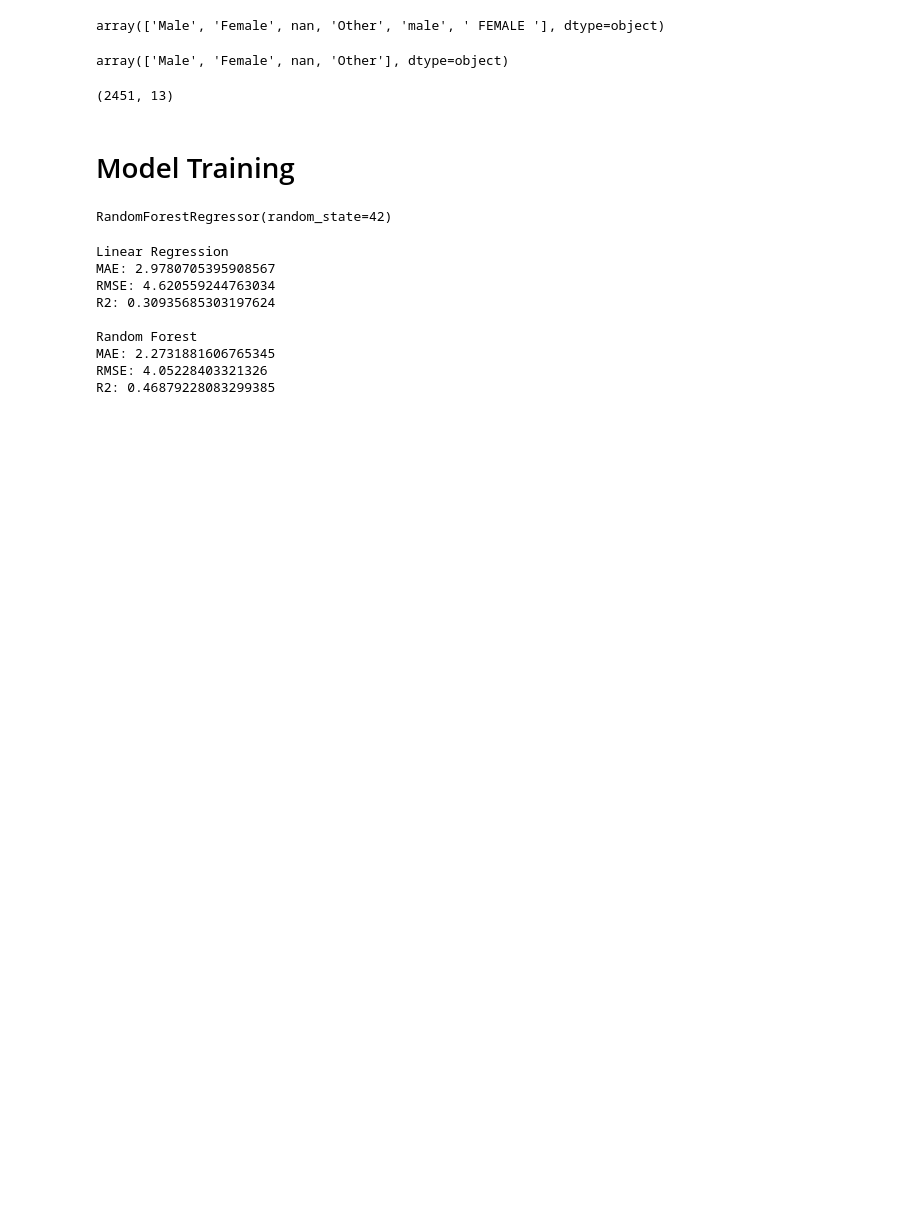
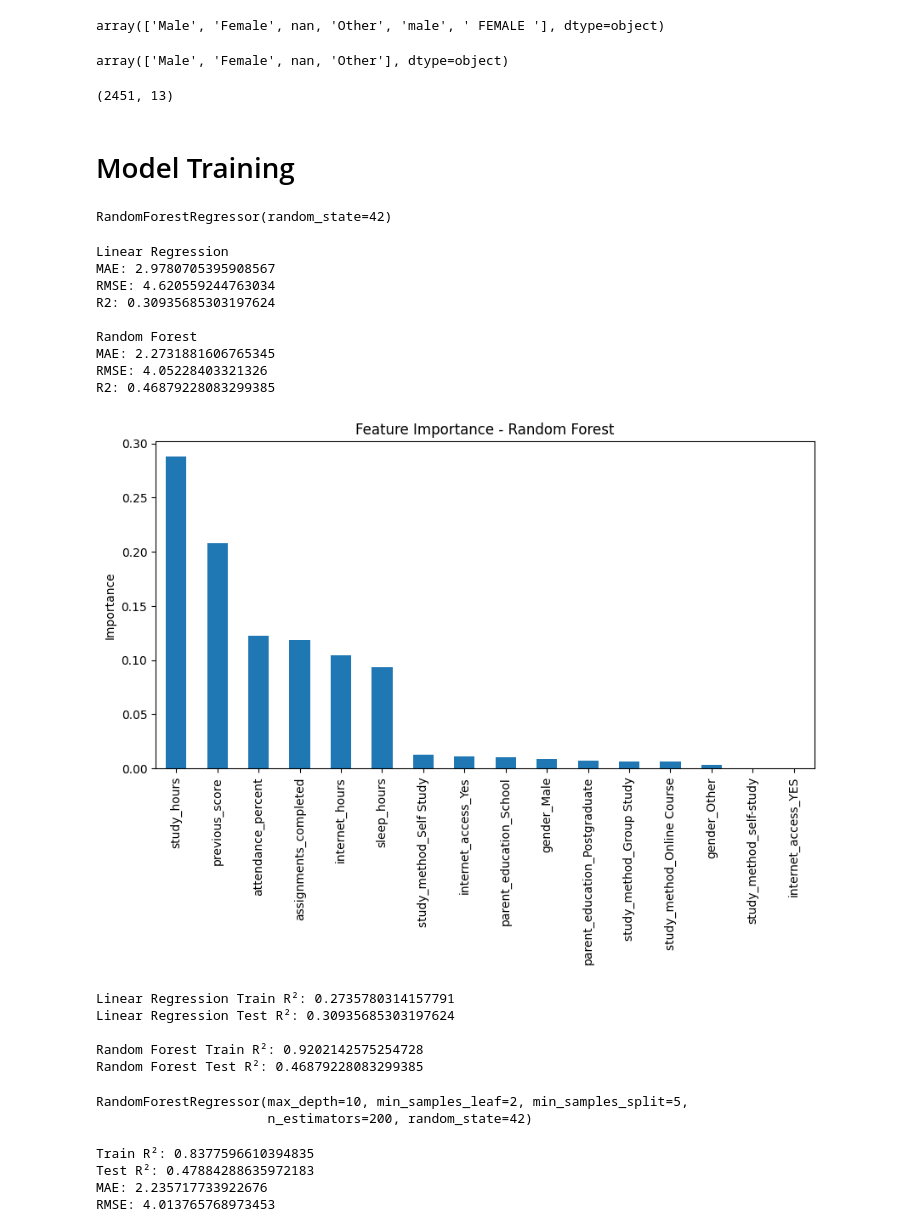
Before and after one commit to pranav1031/student-performance-prediction, a Jupyter notebook: student_performance_predictor.ipynb, the cells around one changed output. Drawn from its saved outputs; the diff is of its cells as text; code cells hidden in the pictures; blank space fills up the shorter version.

```diff
--- a/student_performance_predictor.ipynb
+++ b/student_performance_predictor.ipynb
@@ -203,3 +203,49 @@ Random Forest
 MAE: 2.2731881606765345
 RMSE: 4.05228403321326
 R2: 0.46879228083299385
+# %%
+importance = pd.Series(
+    rf.feature_importances_,
+    index=X.columns
+).sort_values(ascending=False)
+# %%
+importance.plot(kind='bar', figsize=(10, 5))
+plt.title("Feature Importance - Random Forest")
+plt.ylabel("Importance")
+plt.show()
+# %% [output]
+[figure, added]
+# %%
+lr_train_pred = lr.predict(X_train)
+rf_train_pred = rf.predict(X_train)
+
+print("Linear Regression Train R²:",
+      r2_score(y_train, lr_train_pred))
+
+print("Linear Regression Test R²:",
+      r2_score(y_test, lr_pred))
+
+print("\nRandom Forest Train R²:",
+      r2_score(y_train, rf_train_pred))
+
+print("Random Forest Test R²:",
+      r2_score(y_test, rf_pred))
+# %% [output]
+Linear Regression Train R²: 0.2735780314157791
+Linear Regression Test R²: 0.30935685303197624
+
+Random Forest Train R²: 0.9202142575254728
+Random Forest Test R²: 0.46879228083299385
+# %%
+rf_tuned = RandomForestRegressor(
+    n_estimators=200,
+    max_depth=10,
+    min_samples_split=5,
+    min_samples_leaf=2,
+    random_state=42
+)
+
+rf_tuned.fit(X_train, y_train)
+# %% [output]
+RandomForestRegressor(max_depth=10, min_samples_leaf=2, min_samples_split=5,
+                      n_estimators=200, random_state=42)
@@ -205,0 +254,10 @@ R2: 0.46879228083299385
+# %%
+print("Train R²:", r2_score(y_train, rf_tuned.predict(X_train)))
+print("Test R²:", r2_score(y_test, rf_tuned_pred))
+print("MAE:", mean_absolute_error(y_test, rf_tuned_pred))
+print("RMSE:", np.sqrt(mean_squared_error(y_test, rf_tuned_pred)))
+# %% [output]
+Train R²: 0.8377596610394835
+Test R²: 0.47884288635972183
+MAE: 2.235717733922676
+RMSE: 4.013765768973453
```
Also changed, not shown: parts of 6 cells of this notebook.
